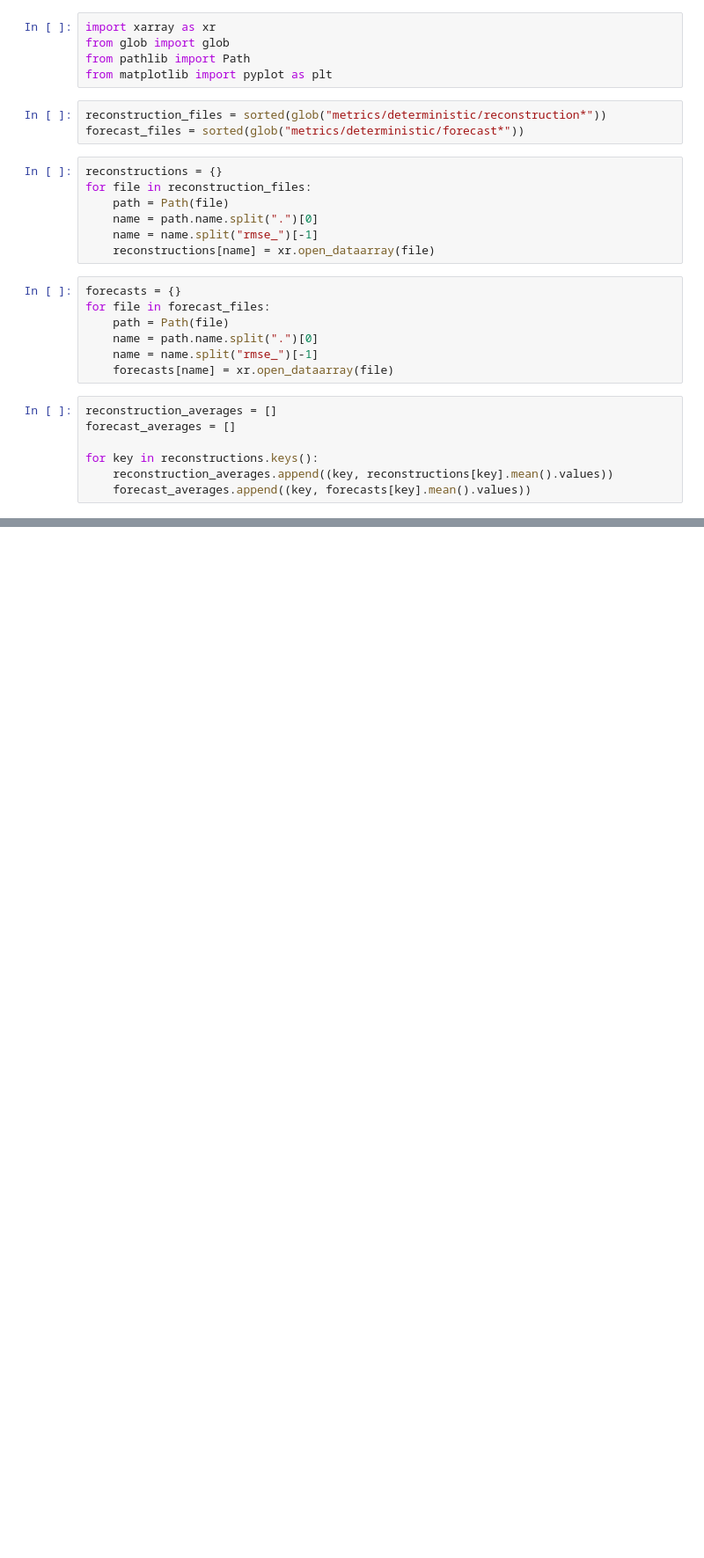
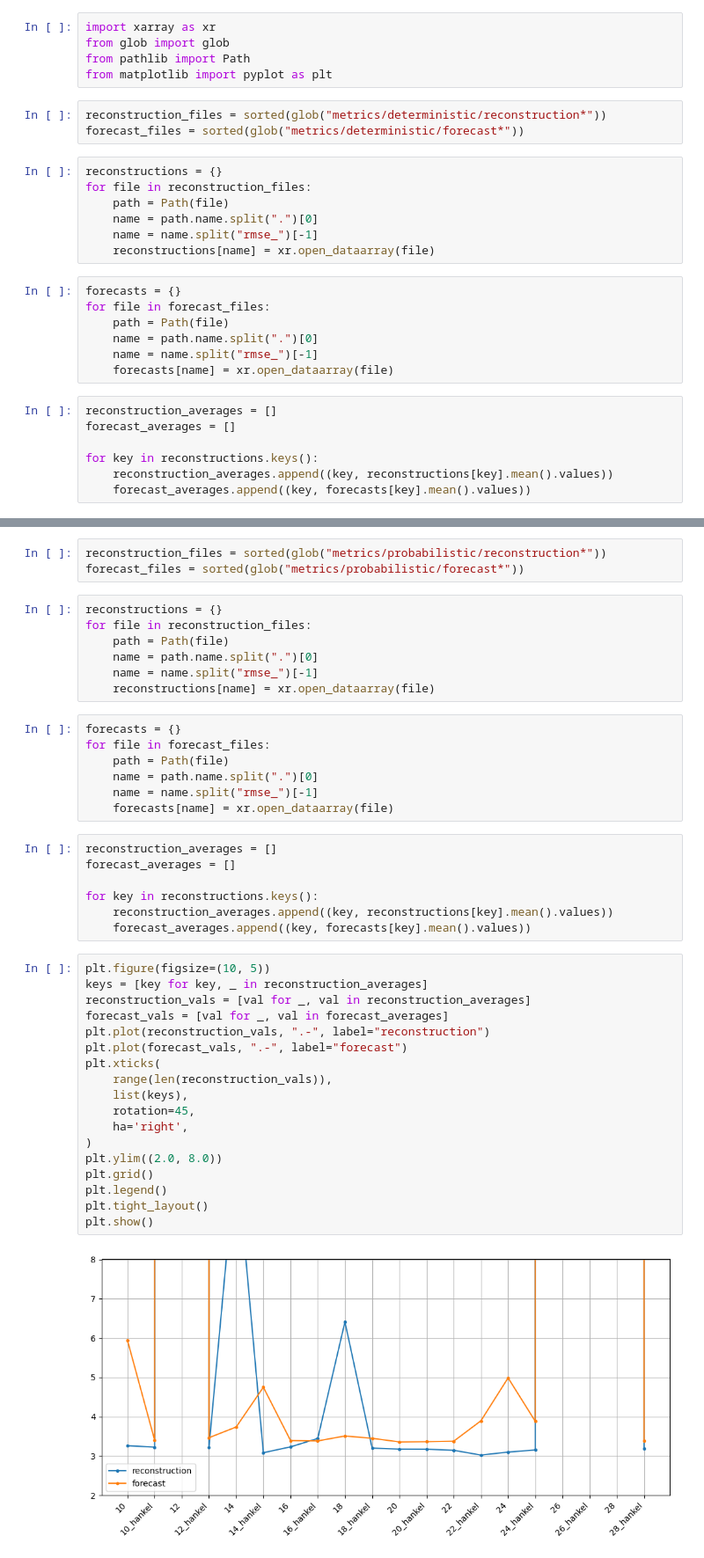
Before and after one commit to SVDROM/grid-search, a Jupyter notebook: evaluate.ipynb, the cells around one changed output, grey strips where cells are left out. Shown at 88% size. Cells and saved outputs as stored; diff of their text form; blank space fills up the shorter version.

```diff
--- a/evaluate.ipynb
+++ b/evaluate.ipynb
@@ -48,0 +50,44 @@ plt.show()
+# %%
+reconstruction_files = sorted(glob("metrics/probabilistic/reconstruction*"))
+forecast_files = sorted(glob("metrics/probabilistic/forecast*"))
+# %%
+reconstructions = {}
+for file in reconstruction_files:
+    path = Path(file)
+    name = path.name.split(".")[0]
+    name = name.split("rmse_")[-1]
+    reconstructions[name] = xr.open_dataarray(file)
+# %%
+forecasts = {}
+for file in forecast_files:
+    path = Path(file)
+    name = path.name.split(".")[0]
+    name = name.split("rmse_")[-1]
+    forecasts[name] = xr.open_dataarray(file)
+# %%
+reconstruction_averages = []
+forecast_averages = []
+
+for key in reconstructions.keys():
+    reconstruction_averages.append((key, reconstructions[key].mean().values))
+    forecast_averages.append((key, forecasts[key].mean().values))
+# %%
+plt.figure(figsize=(10, 5))
+keys = [key for key, _ in reconstruction_averages]
+reconstruction_vals = [val for _, val in reconstruction_averages]
+forecast_vals = [val for _, val in forecast_averages]
+plt.plot(reconstruction_vals, ".-", label="reconstruction")
+plt.plot(forecast_vals, ".-", label="forecast")
+plt.xticks(
+    range(len(reconstruction_vals)),
+    list(keys),
+    rotation=45,
+    ha='right',
+)
+plt.ylim((2.0, 8.0))
+plt.grid()
+plt.legend()
+plt.tight_layout()
+plt.show()
+# %% [output]
+[figure, added]
```
Also changed, not shown: parts of 1 cell of this notebook.
